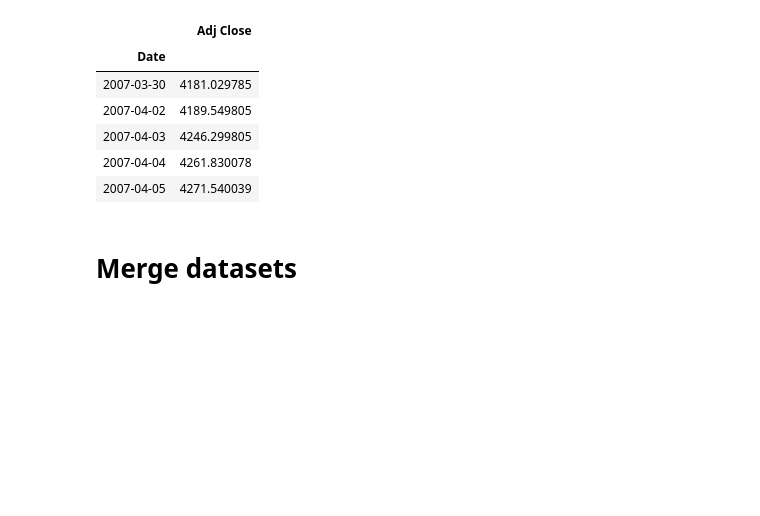
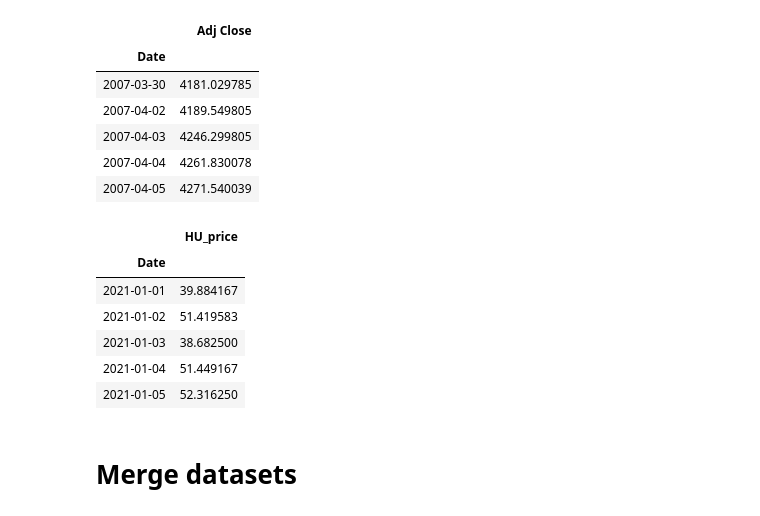
Before and after one commit to paparon96/Sustainability, a Jupyter notebook: Carbon_price_prediction/Notebooks/Data_merging.ipynb, the cells around one changed output. Cells and saved outputs as stored; diff of their text form; code cells hidden in the pictures; blank space fills up the shorter version.

```diff
--- a/Carbon_price_prediction/Notebooks/Data_merging.ipynb
+++ b/Carbon_price_prediction/Notebooks/Data_merging.ipynb
@@ -88,6 +88,25 @@ euro_stock_market_index.head()
 | 2007-04-03 | 4246.299805 |
 | 2007-04-04 | 4261.830078 |
 | 2007-04-05 | 4271.540039 |
+# %%
+# HUN electricity prices
+hupx = pd.read_excel('../Data/DAM_Market_Data_Prices_ATC_FLOW_2021.xlsx', sheet_name='Daily_Prices', header=1)
+hupx = hupx.iloc[:,:2]
+hupx.columns = ['Date','HU_price']
+hupx['Date'] = pd.to_datetime(hupx['Date'], format="%d.%m.%Y")
+
+hupx.set_index('Date',inplace=True)
+
+
+hupx.head()
+# %% [output]
+|  | HU_price |
+| Date |  |
+| 2021-01-01 | 39.884167 |
+| 2021-01-02 | 51.419583 |
+| 2021-01-03 | 38.682500 |
+| 2021-01-04 | 51.449167 |
+| 2021-01-05 | 52.316250 |
 # %% [markdown]
 # Merge datasets
 # %%
```
Also changed, not shown: parts of 6 cells of this notebook, 4 other files.
